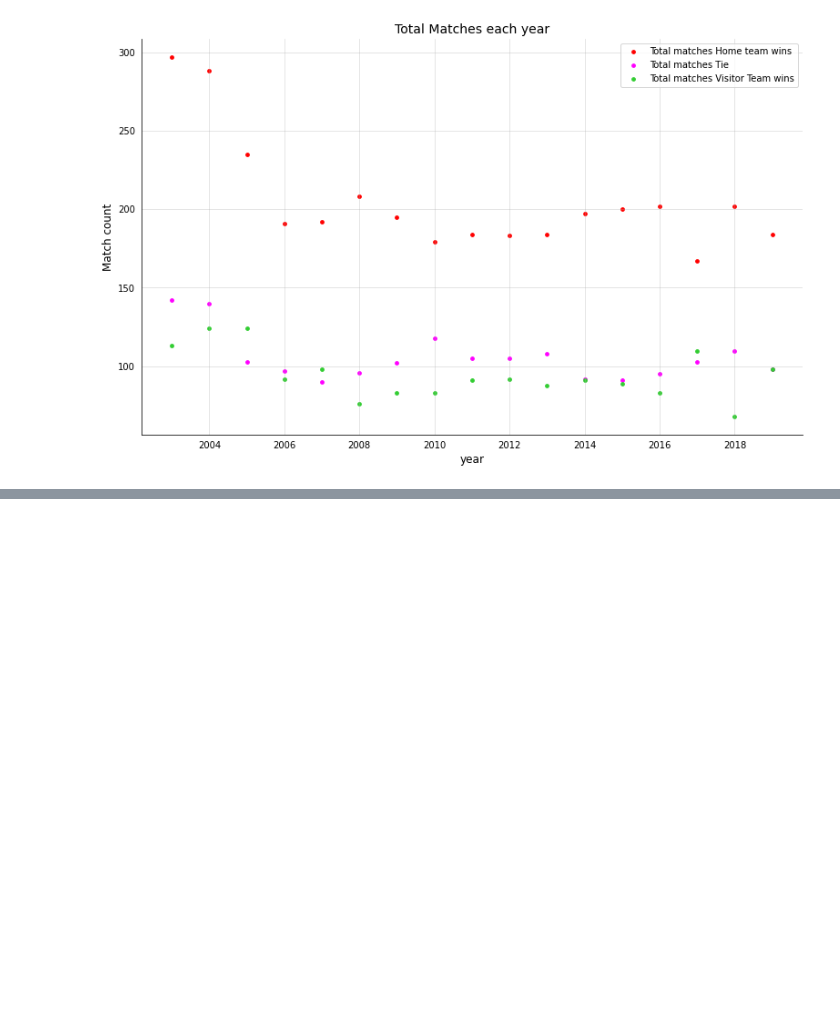
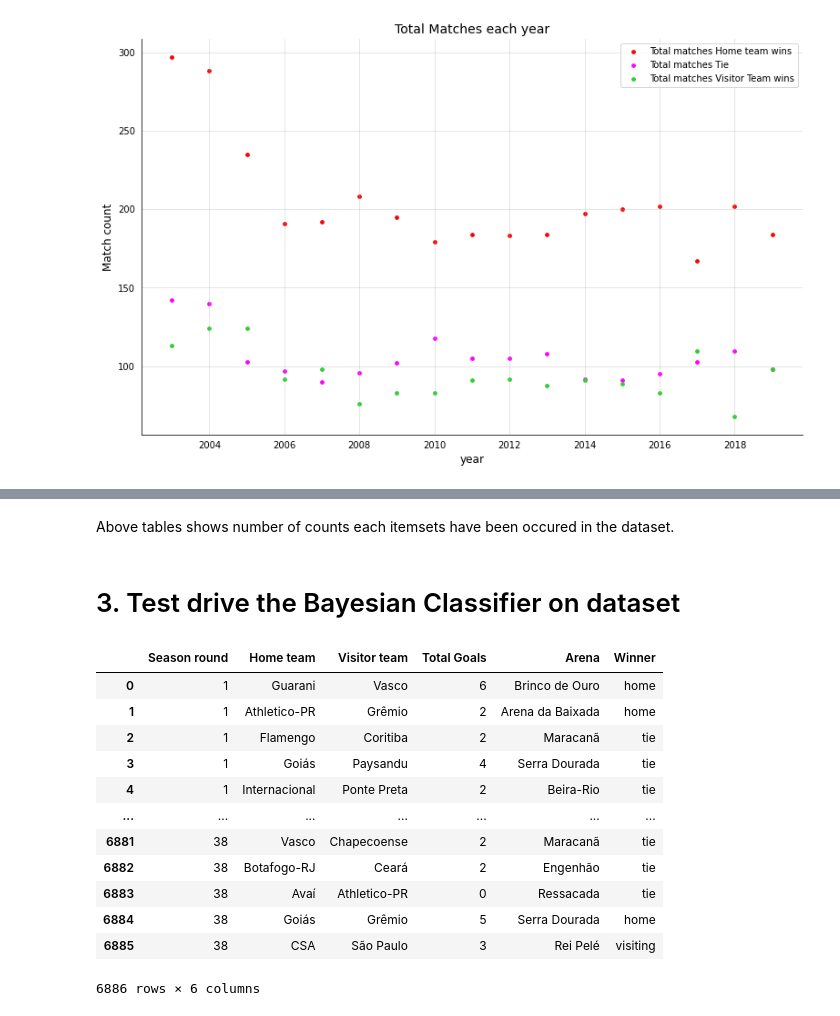
Before and after one commit to dxsumit/ASBD, a Jupyter notebook: midsem/CED19I028_ASBD_midsem.ipynb, the cells around one changed output, grey strips where cells are left out. Saved outputs shown, nothing was run; the diff lists cells and outputs as text; code cells hidden in the pictures; blank space fills up the shorter version.

```diff
--- a/midsem/CED19I028_ASBD_midsem.ipynb
+++ b/midsem/CED19I028_ASBD_midsem.ipynb
@@ -587,0 +609,28 @@ plt.show()
+# %%
+new_columns = {
+    'Data': 'Match Date',
+    'Ano': 'Season (Year)',
+    'Rodada': 'Season round',
+    'Equipe_mandante': 'Home team',
+    'Equipe_visitante': 'Visitor team',
+    'Gols_mandante': 'Home team Goals',
+    'Gols_visitante': 'Visitor team Goals',
+    'Mandante_UF': 'Home team Brazil\'s state',
+    'Visitante_UF': 'Visitor team Brazil\'s state',
+    'Vencedor': 'Winner',
+    'OBS': 'Comments'
+}
+
+df.rename(columns = new_columns, inplace=True)
+
+d = {
+    'Mandante': 'home',
+    'Empate': 'tie',
+    'Visitante': 'visiting'
+}
+
+for each in d.keys():
+    df.loc[df['Winner'] == each, 'Winner'] = d[each]
+
+
+df
@@ -587,0 +1048,4 @@ plt.show()
+# %% [markdown]
+Above tables shows number of counts each itemsets have been occured in the dataset.
+# %% [markdown]
+# 3. Test drive the Bayesian Classifier on dataset
@@ -587,0 +1057,18 @@ plt.show()
+# %%
+# Get columns of interest
+B_df = df[["Season round", "Home team", "Visitor team", "Total Goals", "Arena", "Winner"]]
+B_df
+# %% [output]
+|  | Season round | Home team | Visitor team | Total Goals | Arena | Winner |
+| 0 | 1 | Guarani | Vasco | 6 | Brinco de Ouro | home |
+| 1 | 1 | Athletico-PR | Grêmio | 2 | Arena da Baixada | home |
+| 2 | 1 | Flamengo | Coritiba | 2 | Maracanã | tie |
+| 3 | 1 | Goiás | Paysandu | 4 | Serra Dourada | tie |
+| 4 | 1 | Internacional | Ponte Preta | 2 | Beira-Rio | tie |
+| ... | ... | ... | ... | ... | ... | ... |
+| 6881 | 38 | Vasco | Chapecoense | 2 | Maracanã | tie |
+| 6882 | 38 | Botafogo-RJ | Ceará | 2 | Engenhão | tie |
+| 6883 | 38 | Avaí | Athletico-PR | 0 | Ressacada | tie |
+| 6884 | 38 | Goiás | Grêmio | 5 | Serra Dourada | home |
+| 6885 | 38 | CSA | São Paulo | 3 | Rei Pelé | visiting |
+6886 rows × 6 columns
```
Also changed, not shown: parts of 26 cells of this notebook, 20 other files.
